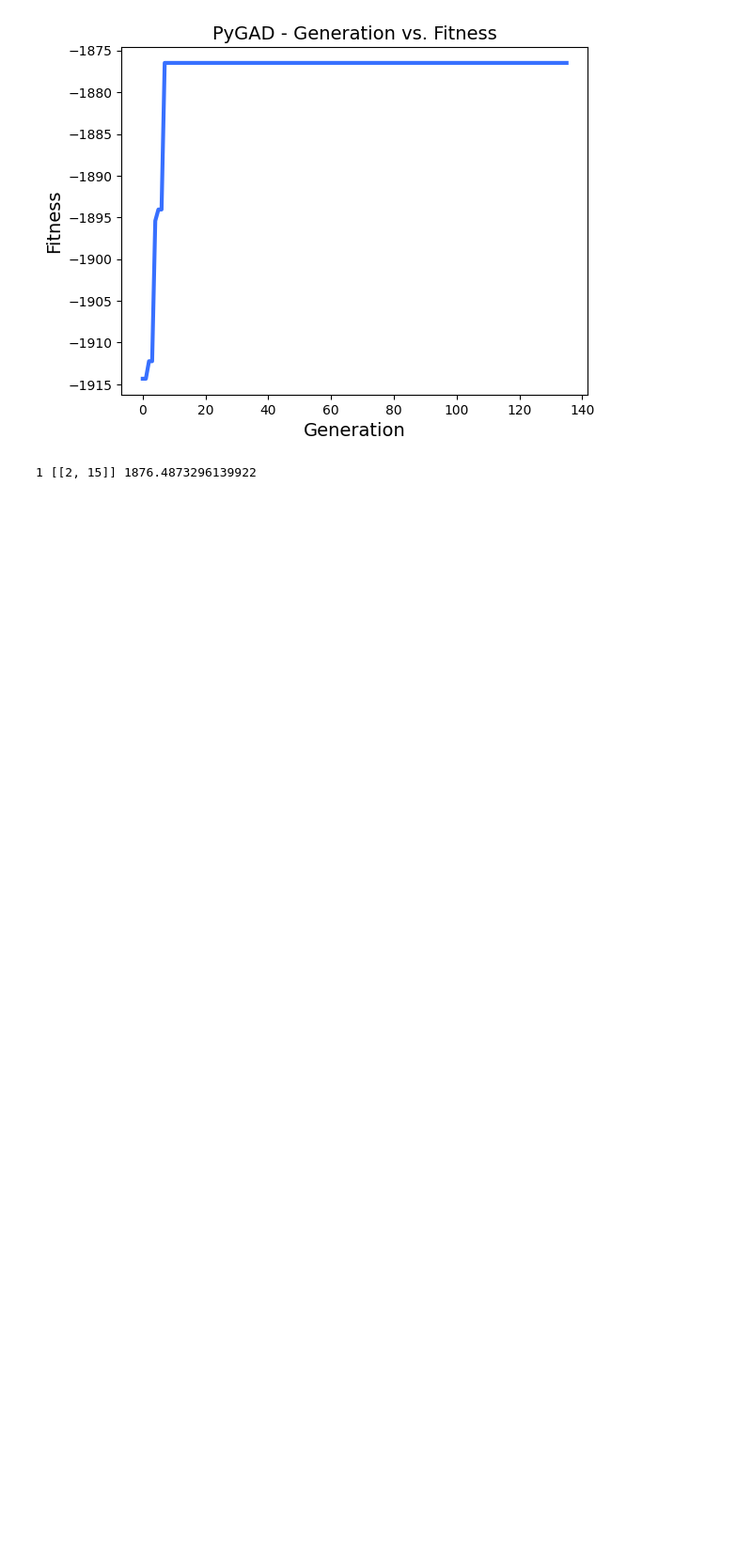
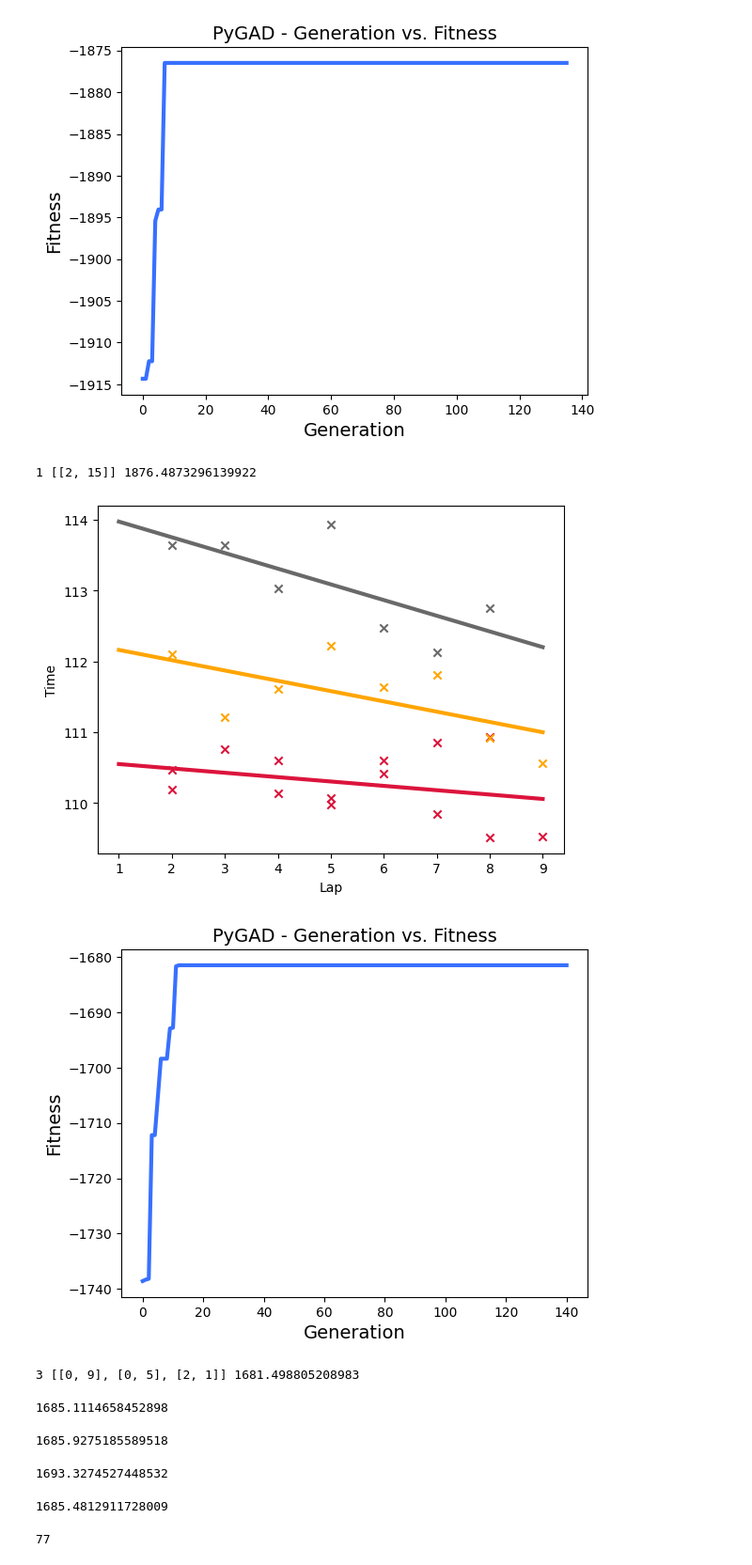
Before and after one commit to gediminasz/simracing, a Jupyter notebook: gtws/manu2324exh1.ipynb, the cells around one changed output. Shown: that part at 94% size. Saved outputs shown, nothing was run; the diff lists cells and outputs as text; code cells hidden in the pictures; blank space fills up the shorter version.

```diff
--- a/gtws/manu2324exh1.ipynb
+++ b/gtws/manu2324exh1.ipynb
@@ -50,3 +50,58 @@ model1 = strategize(
 [figure]
 [figure]
 1 [[2, 15]] 1876.4873296139922
+# %%
+# 2. Dragon Trail - Seaside Reverse Fx6 Tx1; 15 Laps; Huracan Gr.4
+
+data = """
+Lap	RH	RM	RS
+2	113.637	112.099	110.461
+3	113.642	111.212
+4	113.032	111.603	110.596
+5	113.941	112.218	109.978
+6	112.478	111.640	110.601
+7	112.132	111.809	110.848
+8	112.758	110.916	110.936
+9		110.559
+2			110.185
+3			110.762
+4			110.137
+5			110.064
+6			110.415
+7			109.836
+8			109.511
+9			109.522
+"""
+
+model2 = strategize(
+    data,
+    available_compounds={Tyre.RH, Tyre.RM, Tyre.RS},
+    required_compounds={Tyre.RH},
+    lap_count=15,
+    max_stint_length=9,
+    pit_cost=10.8,
+)
+# %% [output]
+[figure, added]
+[figure, added]
+3 [[0, 9], [0, 5], [2, 1]] 1681.498805208983
+# %%
+model2.evaluate(((Tyre.RH, 2), (Tyre.RS, 9), (Tyre.RS, 4)))
+# %% [output]
+1685.1114658452898
+# %%
+model2.evaluate(((Tyre.RH, 6), (Tyre.RS, 9)))
+# %% [output]
+1685.9275185589518
+# %%
+model2.evaluate(((Tyre.RH, 9), (Tyre.RS, 6)))
+# %% [output]
+1693.3274527448532
+# %%
+model2.evaluate(((Tyre.RH, 2), (Tyre.RS, 7), (Tyre.RS, 6)))
+# %% [output]
+1685.4812911728009
+# %%
+7*11
+# %% [output]
+77
```
Also changed, not shown: parts of 1 cell of this notebook.
